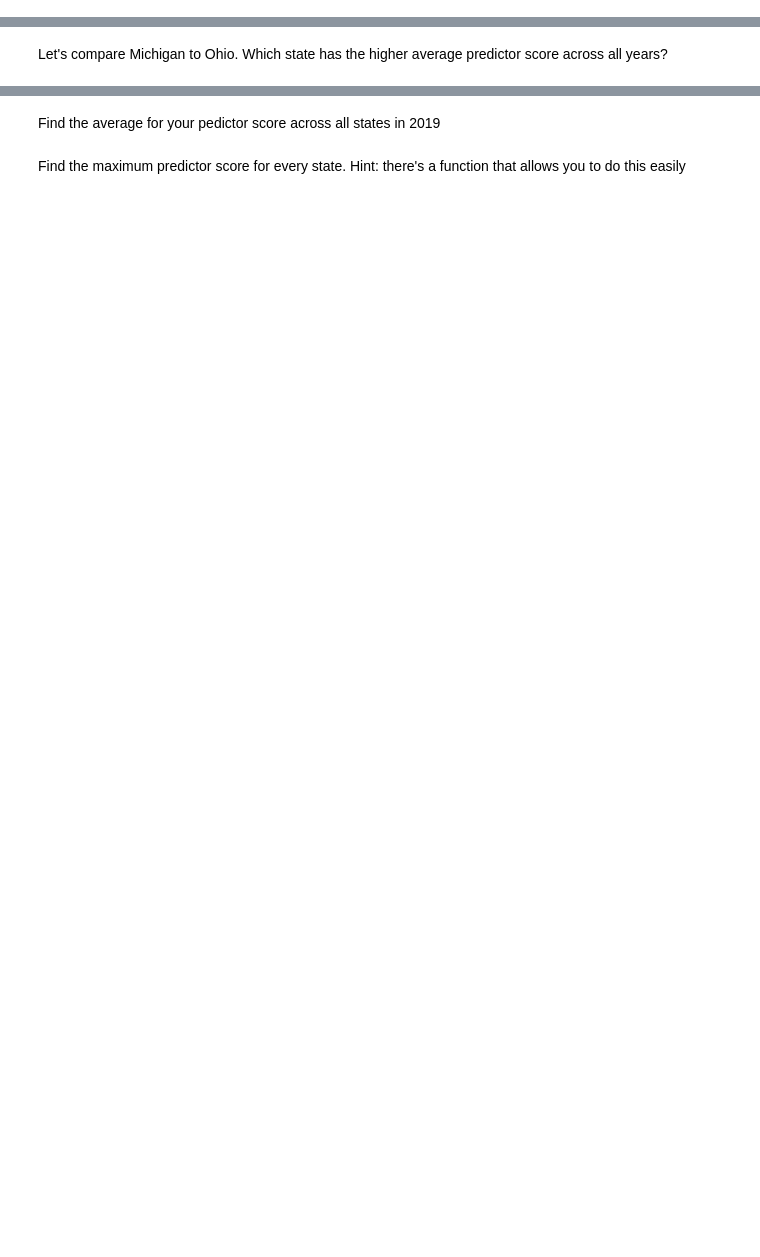
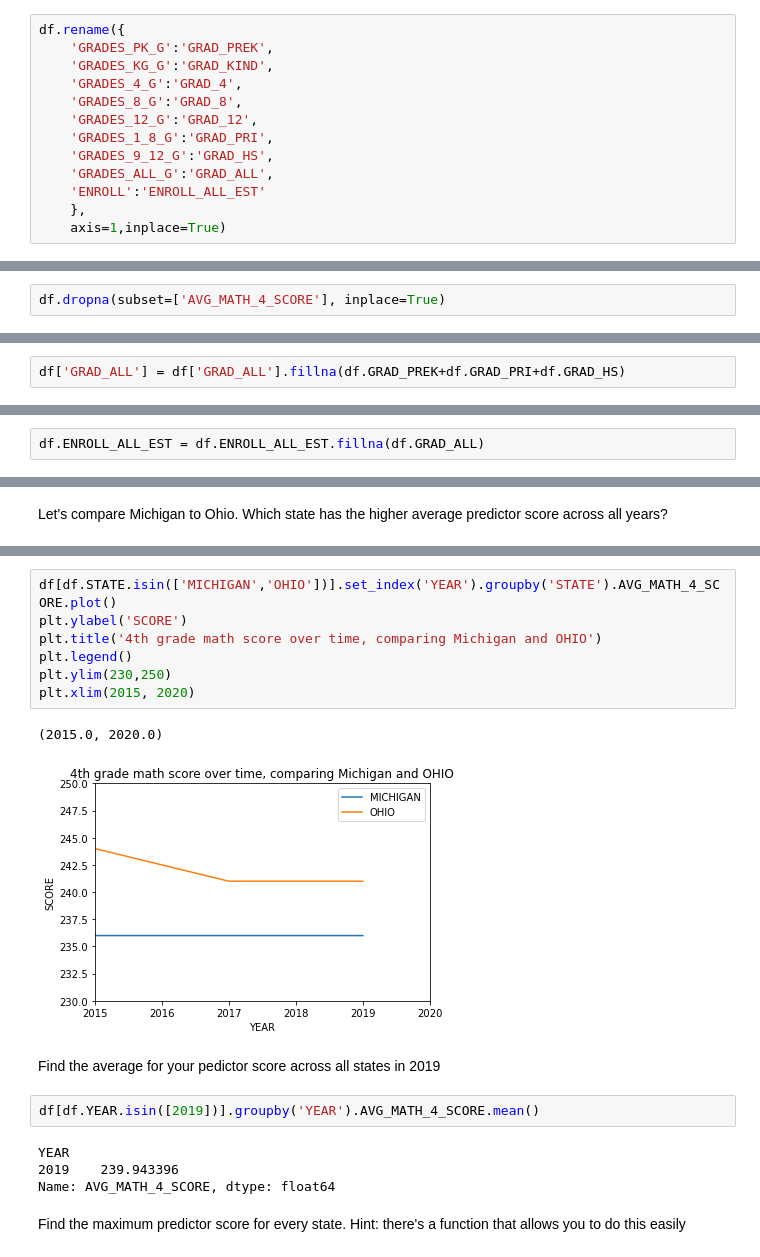
Before and after one commit to yglim0519/checkpoint1, a Jupyter notebook: checkpoint2/checkpoint2.ipynb, the cells around one changed output, grey strips where cells are left out. Drawn from its saved outputs; the diff is of its cells as text; blank space fills up the shorter version.

```diff
--- a/checkpoint2/checkpoint2.ipynb
+++ b/checkpoint2/checkpoint2.ipynb
@@ -38,0 +68,13 @@ Use this space to rename columns, deal with missing data, etc. _(optional)_
+# %%
+df.rename({
+    'GRADES_PK_G':'GRAD_PREK',
+    'GRADES_KG_G':'GRAD_KIND',
+    'GRADES_4_G':'GRAD_4',
+    'GRADES_8_G':'GRAD_8',
+    'GRADES_12_G':'GRAD_12',
+    'GRADES_1_8_G':'GRAD_PRI',
+    'GRADES_9_12_G':'GRAD_HS',
+    'GRADES_ALL_G':'GRAD_ALL',
+    'ENROLL':'ENROLL_ALL_EST'
+    },
+    axis=1,inplace=True)
@@ -38,0 +159,2 @@ Use this space to rename columns, deal with missing data, etc. _(optional)_
+# %%
+df.dropna(subset=['AVG_MATH_4_SCORE'], inplace=True)
@@ -38,0 +185,2 @@ Use this space to rename columns, deal with missing data, etc. _(optional)_
+# %%
+df['GRAD_ALL'] = df['GRAD_ALL'].fillna(df.GRAD_PREK+df.GRAD_PRI+df.GRAD_HS)
@@ -38,0 +215,2 @@ Use this space to rename columns, deal with missing data, etc. _(optional)_
+# %%
+df.ENROLL_ALL_EST = df.ENROLL_ALL_EST.fillna(df.GRAD_ALL)
@@ -51,4 +244,20 @@ Let's compare Michigan to Ohio. Which state has the higher average predictor sco
+# %%
+df[df.STATE.isin(['MICHIGAN','OHIO'])].set_index('YEAR').groupby('STATE').AVG_MATH_4_SCORE.plot()
+plt.ylabel('SCORE')
+plt.title('4th grade math score over time, comparing Michigan and OHIO')
+plt.legend()
+plt.ylim(230,250)
+plt.xlim(2015, 2020)
+# %% [output]
+(2015.0, 2020.0)
+[figure, added]
 # %% [markdown]
 Find the average for your pedictor score across all states in 2019
+# %%
+df[df.YEAR.isin([2019])].groupby('YEAR').AVG_MATH_4_SCORE.mean()
+# %% [output]
+YEAR
+2019    239.943396
+Name: AVG_MATH_4_SCORE, dtype: float64
 # %% [markdown]
 Find the maximum predictor score for every state. Hint: there's a function that allows you to do this easily
```
Also changed, not shown: parts of 44 cells of this notebook.
